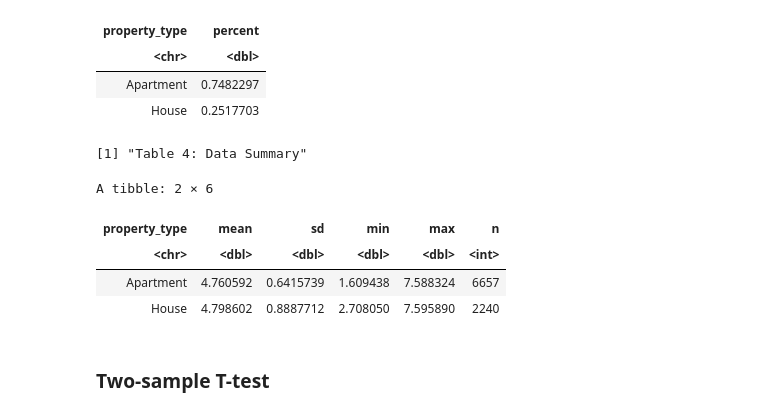
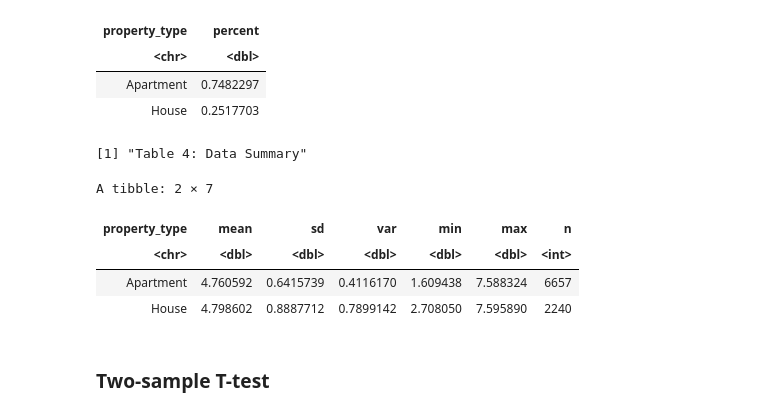
Before and after one commit to takumihoriba/stat201-project, a Jupyter notebook: proposal_final.ipynb, the cells around one changed output. Saved outputs shown, nothing was run; the diff lists cells and outputs as text; code cells hidden in the pictures.

```diff
--- a/proposal_final.ipynb
+++ b/proposal_final.ipynb
@@ -135,18 +135,18 @@ A tibble: 2 × 2
 # %%
 #estimate the parameter
 #calculate the mean, sd, min and max value for each property type
 set.seed(320)
-Airbnb_summary <- Airbnb_tidy |> group_by(property_type)|> summarize(mean = mean(log_price),sd=sd(log_price),min=min(log_price),
-                                                                    max=max(log_price),n=n())
+Airbnb_summary <- Airbnb_tidy |> group_by(property_type)|> summarize(mean = mean(log_price),sd=sd(log_price),var=var(log_price),
+                                                                     min=min(log_price), max=max(log_price),n=n())
 print("Table 4: Data Summary")
 Airbnb_summary
 # %% [output]
 [1] "Table 4: Data Summary"
-A tibble: 2 × 6
+A tibble: 2 × 7
-| property_type | mean | sd | min | max | n |
-| <chr> | <dbl> | <dbl> | <dbl> | <dbl> | <int> |
-| Apartment | 4.760592 | 0.6415739 | 1.609438 | 7.588324 | 6657 |
-| House | 4.798602 | 0.8887712 | 2.708050 | 7.595890 | 2240 |
+| property_type | mean | sd | var | min | max | n |
+| <chr> | <dbl> | <dbl> | <dbl> | <dbl> | <dbl> | <int> |
+| Apartment | 4.760592 | 0.6415739 | 0.4116170 | 1.609438 | 7.588324 | 6657 |
+| House | 4.798602 | 0.8887712 | 0.7899142 | 2.708050 | 7.595890 | 2240 |
 # %% [markdown]
 ### Two-sample T-test
 # %% [markdown]
```
Also changed, not shown: parts of 6 cells of this notebook.
